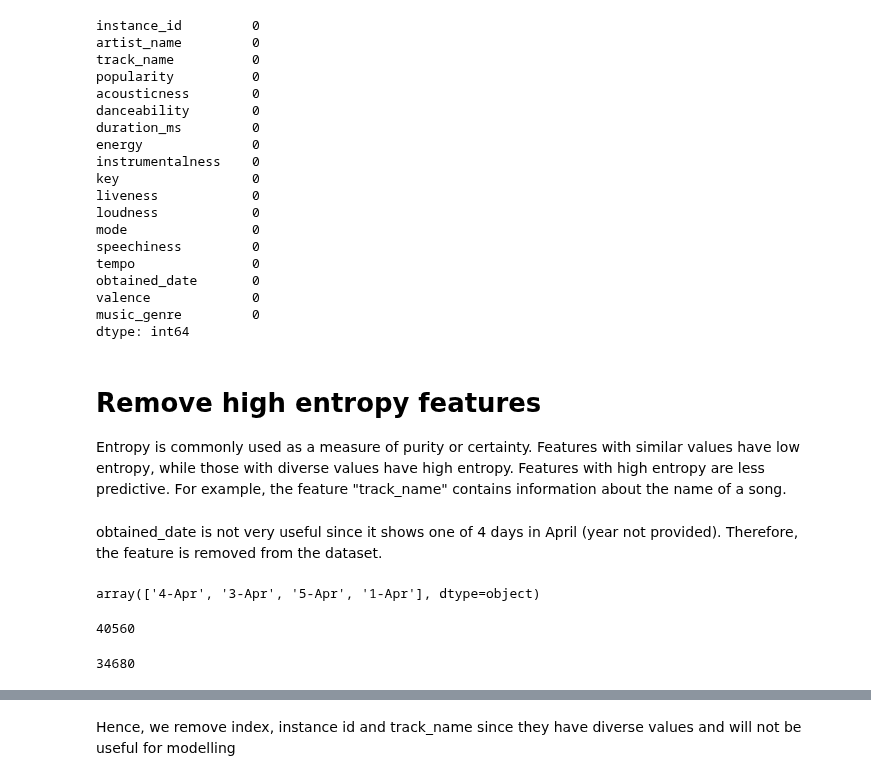
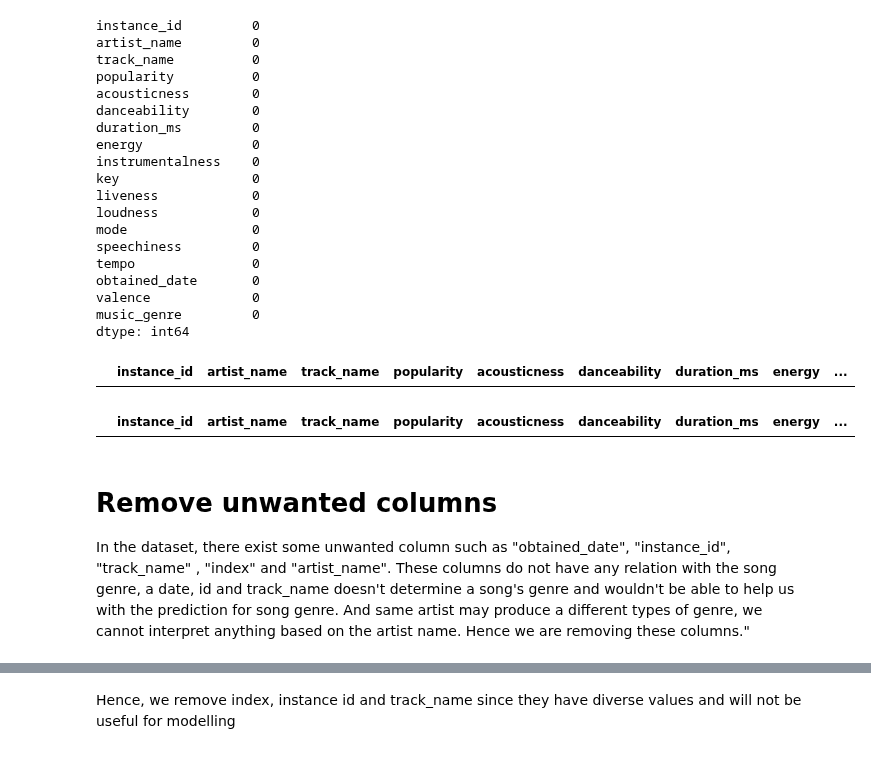
Before and after one commit to tanvi-jain3/SC1015-Song-Genre-Classification, a Jupyter notebook: 1) Loading and viewing dataset and 2) Data Cleaning.ipynb, the cells around one changed output, grey strips where cells are left out. Drawn from its saved outputs; the diff is of its cells as text; code cells hidden in the pictures.

```diff
--- a/1) Loading and viewing dataset and 2) Data Cleaning.ipynb
+++ b/1) Loading and viewing dataset and 2) Data Cleaning.ipynb
@@ -134,5 +145 @@ Typically, incorrect values in a dataset can be replaced with estimated or neigh
-# %%
-music = music.drop(music[music["tempo"] == "?"].index)
-music["tempo"] = music["tempo"].astype("float")
-music["tempo"] = np.around(music["tempo"], decimals = 2)
 # %%
@@ -160,21 +165,15 @@ obtained_date       0
 valence             0
 music_genre         0
 dtype: int64
+# %%
+music[music["tempo"] == "?"]
+# %% [output]
+|  | instance_id | artist_name | track_name | popularity | acousticness | danceability | duration_ms | energy | ... |
+# %%
+music[music["duration_ms"] == -1.0]
+# %% [output]
+|  | instance_id | artist_name | track_name | popularity | acousticness | danceability | duration_ms | energy | ... |
 # %% [markdown]
-# Remove high entropy features
+# Remove unwanted columns
 
-Entropy is commonly used as a measure of purity or certainty. Features with similar values have low entropy, while those with diverse values have high entropy. Features with high entropy are less predictive. For example, the feature "track_name" contains information about the name of a song.
+In the dataset, there exist some unwanted column such as "obtained_date", "instance_id", "track_name" , "index" and "artist_name". These columns do not have any relation with the song genre, a date, id and track_name doesn't determine a song's genre and wouldn't be able to help us with the prediction for song genre. And same artist may produce a different types of genre, we cannot interpret anything based on the artist name. Hence we are removing these columns."
-# %% [markdown]
-obtained_date is not very useful since it shows one of 4 days in April (year not provided). Therefore, the feature is removed from the dataset.
-# %%
-music["obtained_date"].unique()
-# %% [output]
-array(['4-Apr', '3-Apr', '5-Apr', '1-Apr'], dtype=object)
-# %%
-len(music["instance_id"].unique())
-# %% [output]
-40560
-# %%
-len(music["track_name"].unique())
-# %% [output]
-34680
```
Also changed, not shown: parts of 23 cells of this notebook, 1 other file.
